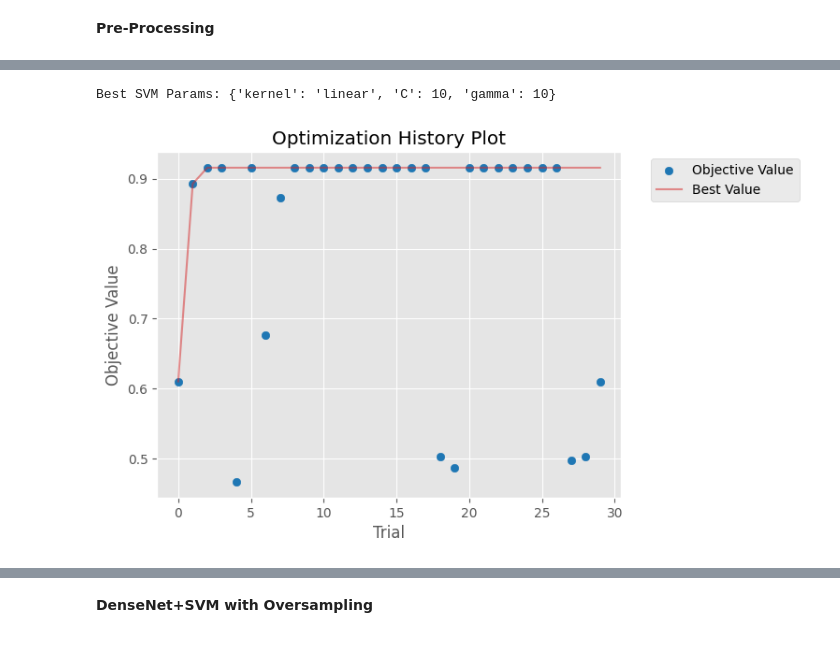
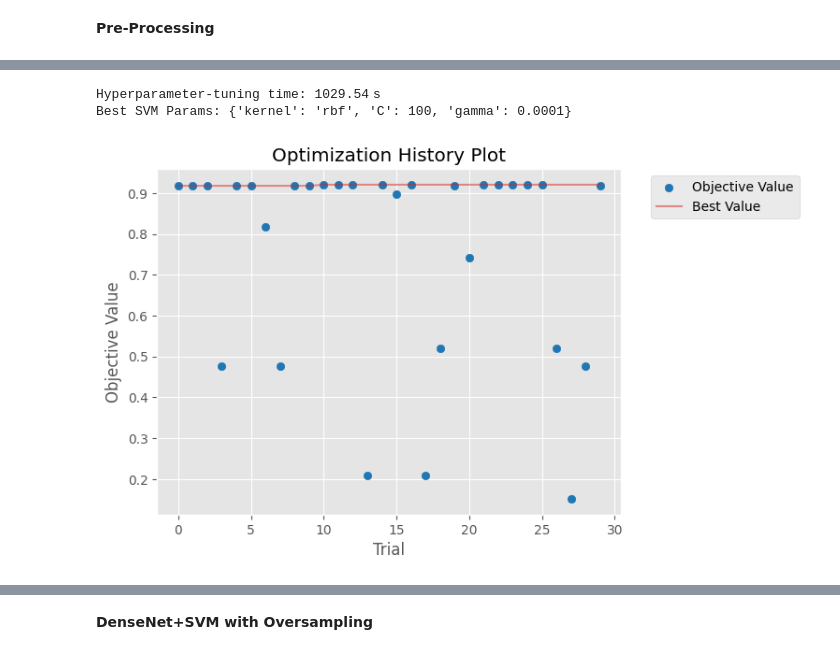
Before and after one commit to annam1102/Thesis_DSS, a Jupyter notebook: DenseNet+SVM_class_imbalance.ipynb, the cells around one changed output, grey strips where cells are left out. Drawn from its saved outputs; the diff is of its cells as text; code cells hidden in the pictures.

```diff
--- a/DenseNet+SVM_class_imbalance.ipynb
+++ b/DenseNet+SVM_class_imbalance.ipynb
@@ -219,30 +252,42 @@ def objective(trial):
 # %%
 import optuna
 import logging
+from time import perf_counter
 
-# Suppress Optuna INFO and DEBUG logs
-optuna.logging.set_verbosity(optuna.logging.WARNING)
+start_tune = perf_counter()
 
 # Run the optimization
 study_densenetsvm = optuna.create_study(direction="maximize")
 study_densenetsvm.optimize(objective, n_trials=30, n_jobs=1)
+
+end_tune = perf_counter()
+tuning_time = end_tune - start_tune
+print(f"Hyperparameter‑tuning time: {tuning_time:.2f} s")
+
+# Print the best hyperparameters found
 print("Best SVM Params:", study_densenetsvm.best_params)
 # %% [output]
-Best SVM Params: {'kernel': 'linear', 'C': 10, 'gamma': 10}
+Hyperparameter‑tuning time: 1029.54 s
+Best SVM Params: {'kernel': 'rbf', 'C': 100, 'gamma': 0.0001}
 # %%
 import warnings
+import optuna
 import optuna.visualization.matplotlib as vis_matplotlib
+import os
 
-# Suppress warning and plot the optimization history
+# Define the path
+save_path = "/content/drive/MyDrive/Thesis_Plots_q1"
+
+# Suppress warnings and plot the optimization history
 with warnings.catch_warnings():
     warnings.simplefilter("ignore", optuna.exceptions.ExperimentalWarning)
     ax = vis_matplotlib.plot_optimization_history(study_densenetsvm)
 
-# Save the figure
+# Save the figure to the Thesis_Plots_q1 folder
 fig = ax.figure
-fig.savefig("optuna_optimization_history_densenetsvmSMOTE.png", dpi=300, bbox_inches='tight')
+fig.savefig(os.path.join(save_path, "optuna_smote_densenetsvm.png"), dpi=300, bbox_inches='tight')
 # %% [output]
-[figure, old version]
+[figure, new version]
 # %%
 smotedensenetsvm_params = study_densenetsvm.best_params
 print(smotedensenetsvm_params)
```
Also changed, not shown: parts of 55 cells of this notebook.
